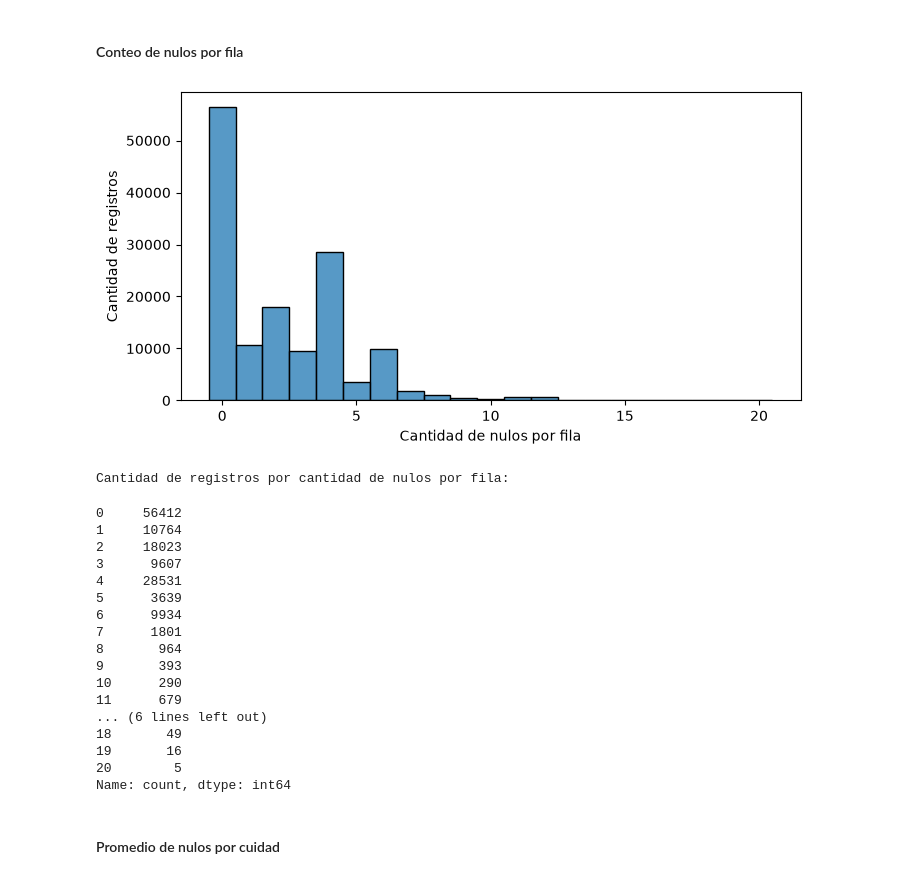
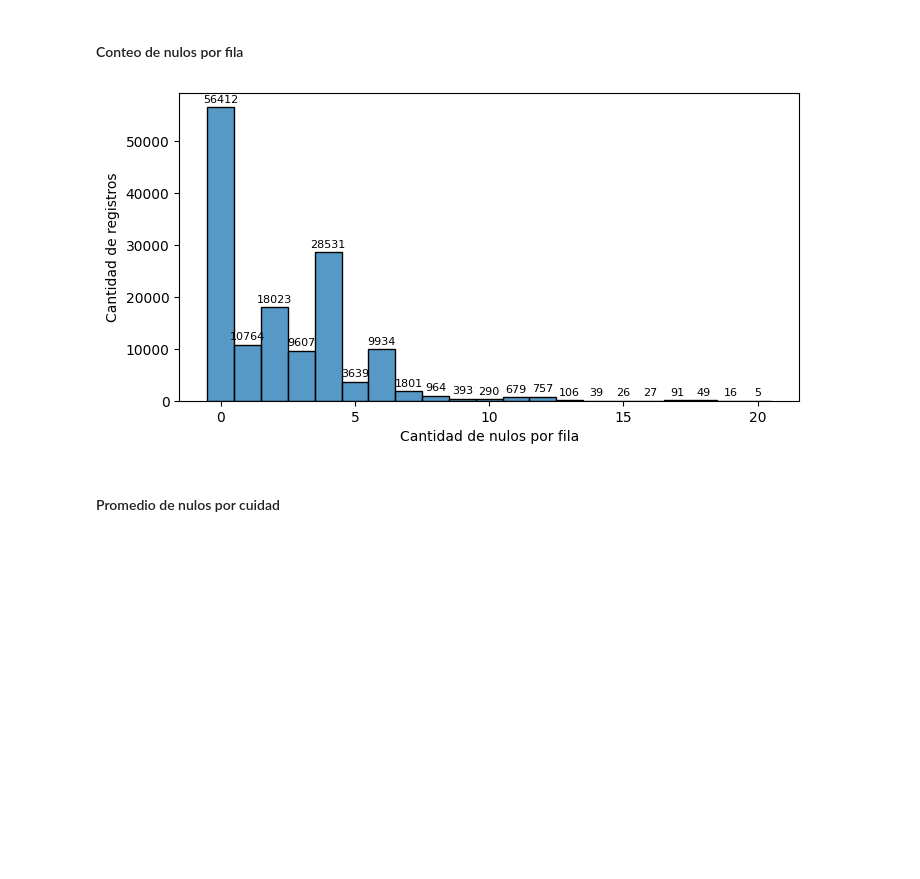
Before and after one commit to AlvaTF/TP-AA1-Ruiz-Toledo-Mendoza, a Jupyter notebook: TP_2/TP_clasificacion_AA1.ipynb, the cells around one changed output. Saved outputs shown, nothing was run; the diff lists cells and outputs as text; code cells hidden in the pictures; blank space fills up the shorter version.

```diff
--- a/TP_2/TP_clasificacion_AA1.ipynb
+++ b/TP_2/TP_clasificacion_AA1.ipynb
@@ -215,36 +194,16 @@ Valores faltantes por columna despues de eliminar filas con target nulo:
 # %%
 nulos_fila = df.isnull().sum(axis=1)
 
 plt.figure(figsize=(8,4))
+ax = sns.histplot(nulos_fila, discrete=True)
 
-sns.histplot(nulos_fila, discrete=True)
+ax.bar_label(ax.containers[0], fontsize=8, padding=2)
 
 plt.xlabel("Cantidad de nulos por fila")
 plt.ylabel("Cantidad de registros")
 plt.show()
-
-print("\nCantidad de registros por cantidad de nulos por fila:")
-nulos_fila.value_counts().sort_index()
 # %% [output]
-[figure, old version]
+[figure, new version]
-Cantidad de registros por cantidad de nulos por fila:
-0     56412
-1     10764
-2     18023
-3      9607
-4     28531
-5      3639
-6      9934
-7      1801
-8       964
-9       393
-10      290
-11      679
-... (6 lines left out)
-18       49
-19       16
-20        5
-Name: count, dtype: int64
 # %% [markdown]
 #### Promedio de nulos por cuidad
 # %%
```
Also changed, not shown: parts of 36 cells of this notebook.
